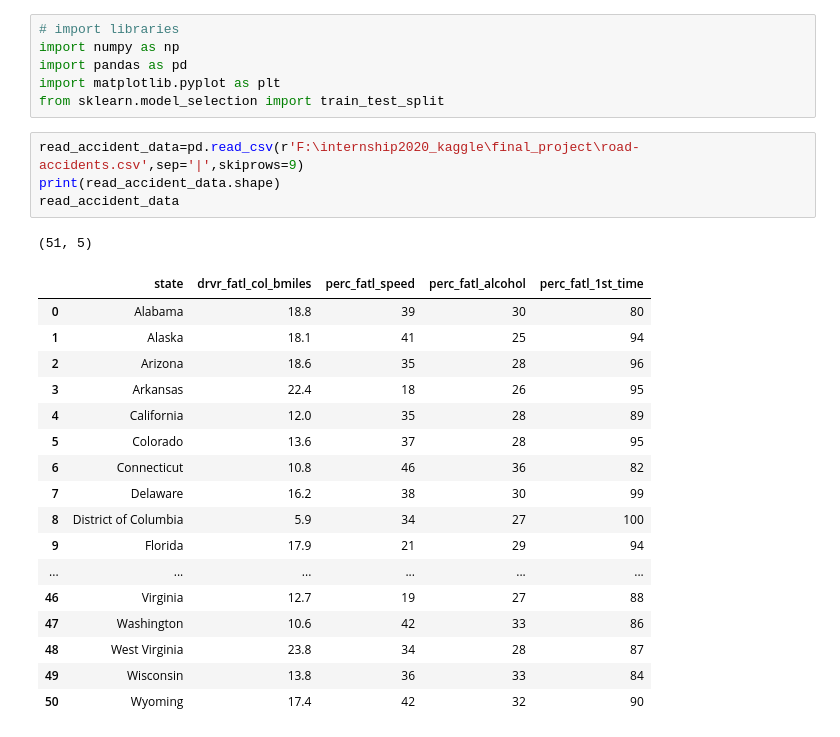
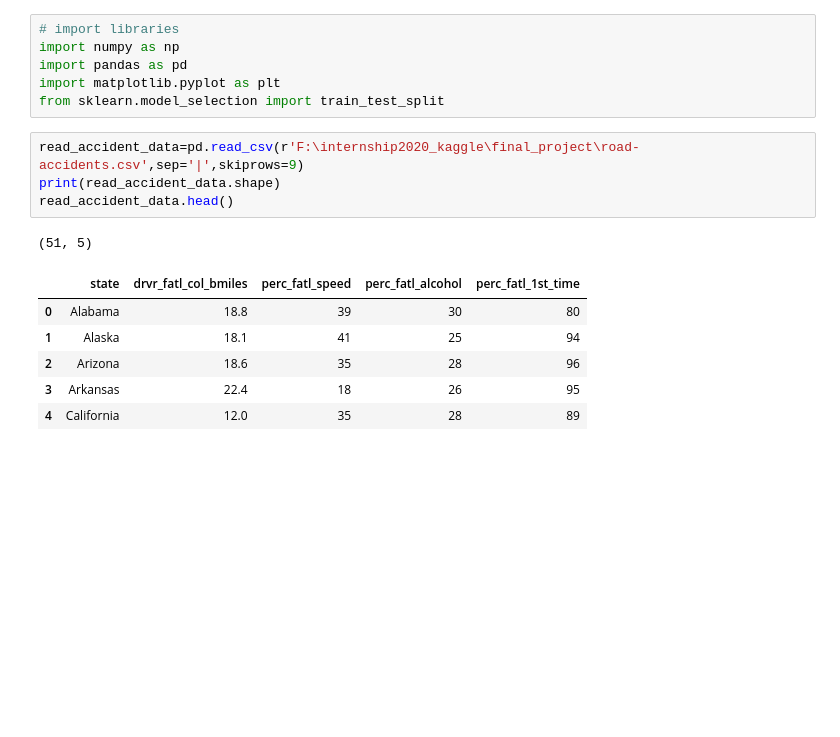
Before and after one commit to pavi-ninjaac/Data_Science_internship_program_Technocolaps_July2020, a Jupyter notebook: Final_project/final_project_technocolaps_ds.ipynb, the cells around one changed output. Cells and saved outputs as stored; diff of their text form; blank space fills up the shorter version.

```diff
--- a/Final_project/final_project_technocolaps_ds.ipynb
+++ b/Final_project/final_project_technocolaps_ds.ipynb
@@ -7,25 +7,14 @@ from sklearn.model_selection import train_test_split
 # %%
 read_accident_data=pd.read_csv(r'F:\internship2020_kaggle\final_project\road-accidents.csv',sep='|',skiprows=9)
 print(read_accident_data.shape)
-read_accident_data
+read_accident_data.head()
 # %% [output]
 (51, 5)
 |  | state | drvr_fatl_col_bmiles | perc_fatl_speed | perc_fatl_alcohol | perc_fatl_1st_time |
 | 0 | Alabama | 18.8 | 39 | 30 | 80 |
 | 1 | Alaska | 18.1 | 41 | 25 | 94 |
 | 2 | Arizona | 18.6 | 35 | 28 | 96 |
 | 3 | Arkansas | 22.4 | 18 | 26 | 95 |
 | 4 | California | 12.0 | 35 | 28 | 89 |
-| 5 | Colorado | 13.6 | 37 | 28 | 95 |
-| 6 | Connecticut | 10.8 | 46 | 36 | 82 |
-| 7 | Delaware | 16.2 | 38 | 30 | 99 |
-| 8 | District of Columbia | 5.9 | 34 | 27 | 100 |
-| 9 | Florida | 17.9 | 21 | 29 | 94 |
-| ... | ... | ... | ... | ... | ... |
-| 46 | Virginia | 12.7 | 19 | 27 | 88 |
-| 47 | Washington | 10.6 | 42 | 33 | 86 |
-| 48 | West Virginia | 23.8 | 34 | 28 | 87 |
-| 49 | Wisconsin | 13.8 | 36 | 33 | 84 |
-| 50 | Wyoming | 17.4 | 42 | 32 | 90 |
 # %%
 mile_der_data=pd.read_csv(r'F:\internship2020_kaggle\final_project\miles-driven.csv',sep='|')
```
Also changed, not shown: parts of 3 cells of this notebook.
